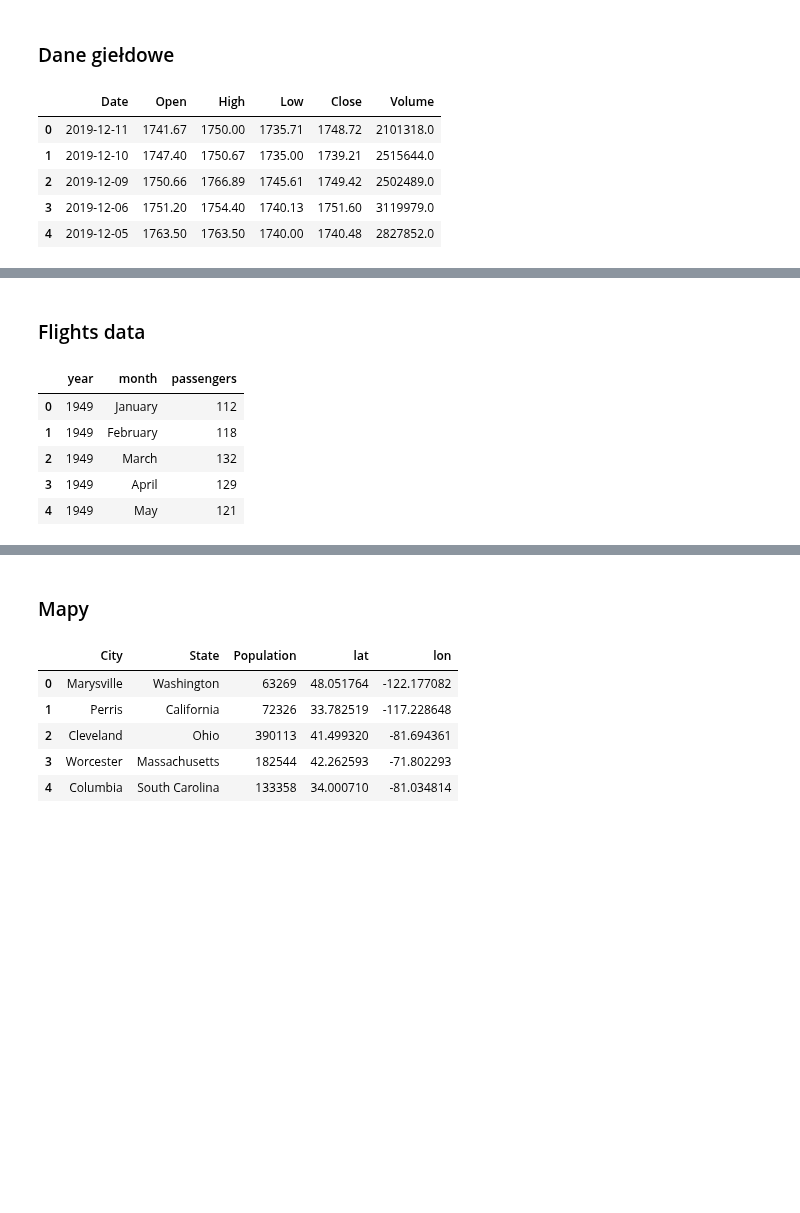
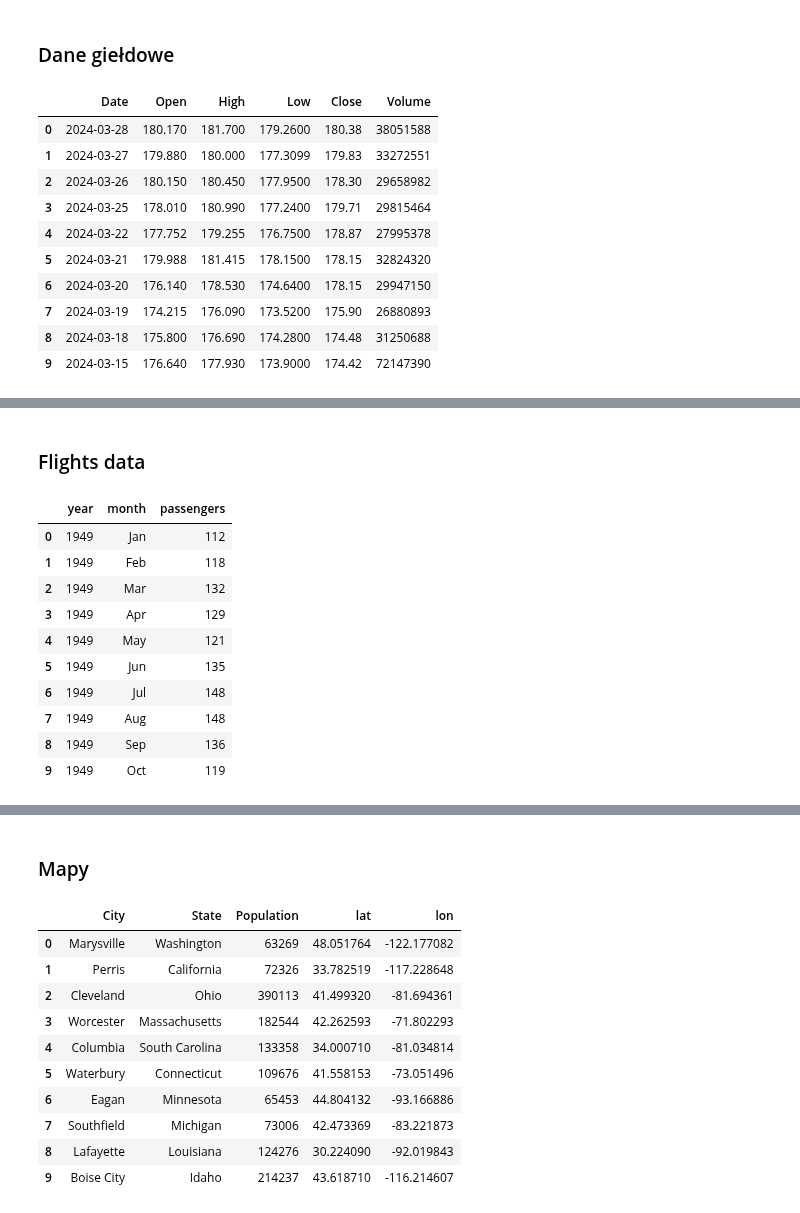
Before and after one commit to kurek0010/data-science-bootcamp, a Jupyter notebook: 03_wizualizacje_danych/05_plotly_express.ipynb, the cells around one changed output, grey strips where cells are left out. Drawn from its saved outputs; the diff is of its cells as text; code cells hidden in the pictures; blank space fills up the shorter version.

```diff
--- a/03_wizualizacje_danych/05_plotly_express.ipynb
+++ b/03_wizualizacje_danych/05_plotly_express.ipynb
@@ -189,21 +213,26 @@ px.line(data_frame=df.query("continent == 'Europe'"), x='year', y='pop', color='
 # %%
 def fetch_financial_data(company='AMZN'):
     """
     This function fetch stock market quotations.
     """
     import pandas_datareader.data as web
     return web.DataReader(name=company, data_source='stooq')
 
 df = fetch_financial_data()
 df = df.reset_index()
-df.head()
+df.head(10)
 # %% [output]
 |  | Date | Open | High | Low | Close | Volume |
-| 0 | 2019-12-11 | 1741.67 | 1750.00 | 1735.71 | 1748.72 | 2101318.0 |
-| 1 | 2019-12-10 | 1747.40 | 1750.67 | 1735.00 | 1739.21 | 2515644.0 |
-| 2 | 2019-12-09 | 1750.66 | 1766.89 | 1745.61 | 1749.42 | 2502489.0 |
-| 3 | 2019-12-06 | 1751.20 | 1754.40 | 1740.13 | 1751.60 | 3119979.0 |
-| 4 | 2019-12-05 | 1763.50 | 1763.50 | 1740.00 | 1740.48 | 2827852.0 |
+| 0 | 2024-03-28 | 180.170 | 181.700 | 179.2600 | 180.38 | 38051588 |
+| 1 | 2024-03-27 | 179.880 | 180.000 | 177.3099 | 179.83 | 33272551 |
+| 2 | 2024-03-26 | 180.150 | 180.450 | 177.9500 | 178.30 | 29658982 |
+| 3 | 2024-03-25 | 178.010 | 180.990 | 177.2400 | 179.71 | 29815464 |
+| 4 | 2024-03-22 | 177.752 | 179.255 | 176.7500 | 178.87 | 27995378 |
+| 5 | 2024-03-21 | 179.988 | 181.415 | 178.1500 | 178.15 | 32824320 |
+| 6 | 2024-03-20 | 176.140 | 178.530 | 174.6400 | 178.15 | 29947150 |
+| 7 | 2024-03-19 | 174.215 | 176.090 | 173.5200 | 175.90 | 26880893 |
+| 8 | 2024-03-18 | 175.800 | 176.690 | 174.2800 | 174.48 | 31250688 |
+| 9 | 2024-03-15 | 176.640 | 177.930 | 173.9000 | 174.42 | 72147390 |
 # %%
 px.area(data_frame=df, x='Date', y='Close')
 # %% [output]
@@ -217,14 +246,19 @@ px.area(data_frame=df, x='Date', y='Close', log_y=True, title='Wykres spółki A
 # %%
 from seaborn import load_dataset
 df = load_dataset('flights')
-df.head()
+df.head(10)
 # %% [output]
 |  | year | month | passengers |
-| 0 | 1949 | January | 112 |
-| 1 | 1949 | February | 118 |
-| 2 | 1949 | March | 132 |
-| 3 | 1949 | April | 129 |
+| 0 | 1949 | Jan | 112 |
+| 1 | 1949 | Feb | 118 |
+| 2 | 1949 | Mar | 132 |
+| 3 | 1949 | Apr | 129 |
 | 4 | 1949 | May | 121 |
+| 5 | 1949 | Jun | 135 |
+| 6 | 1949 | Jul | 148 |
+| 7 | 1949 | Aug | 148 |
+| 8 | 1949 | Sep | 136 |
+| 9 | 1949 | Oct | 119 |
 # %%
 px.bar(data_frame=df, x='year', y='passengers', color='year')
 # %% [output]
@@ -242,7 +276,7 @@ px.histogram(df, x='passengers', nbins=50)
 # %%
 import pandas as pd
 df = pd.read_csv("https://ml-repository-krakers.s3-eu-west-1.amazonaws.com/plotly-course/us-cities-top-1k.csv")
-df.head()
+df.head(10)
 # %% [output]
 |  | City | State | Population | lat | lon |
 | 0 | Marysville | Washington | 63269 | 48.051764 | -122.177082 |
@@ -250,6 +284,11 @@ df.head()
 | 2 | Cleveland | Ohio | 390113 | 41.499320 | -81.694361 |
 | 3 | Worcester | Massachusetts | 182544 | 42.262593 | -71.802293 |
 | 4 | Columbia | South Carolina | 133358 | 34.000710 | -81.034814 |
+| 5 | Waterbury | Connecticut | 109676 | 41.558153 | -73.051496 |
+| 6 | Eagan | Minnesota | 65453 | 44.804132 | -93.166886 |
+| 7 | Southfield | Michigan | 73006 | 42.473369 | -83.221873 |
+| 8 | Lafayette | Louisiana | 124276 | 30.224090 | -92.019843 |
+| 9 | Boise City | Idaho | 214237 | 43.618710 | -116.214607 |
 # %%
 fig = px.scatter_mapbox(df, lat='lat', lon='lon',
                         hover_name='City', hover_data=['State', 'Population'], zoom=3)
```
Also changed, not shown: parts of 12 cells of this notebook.
